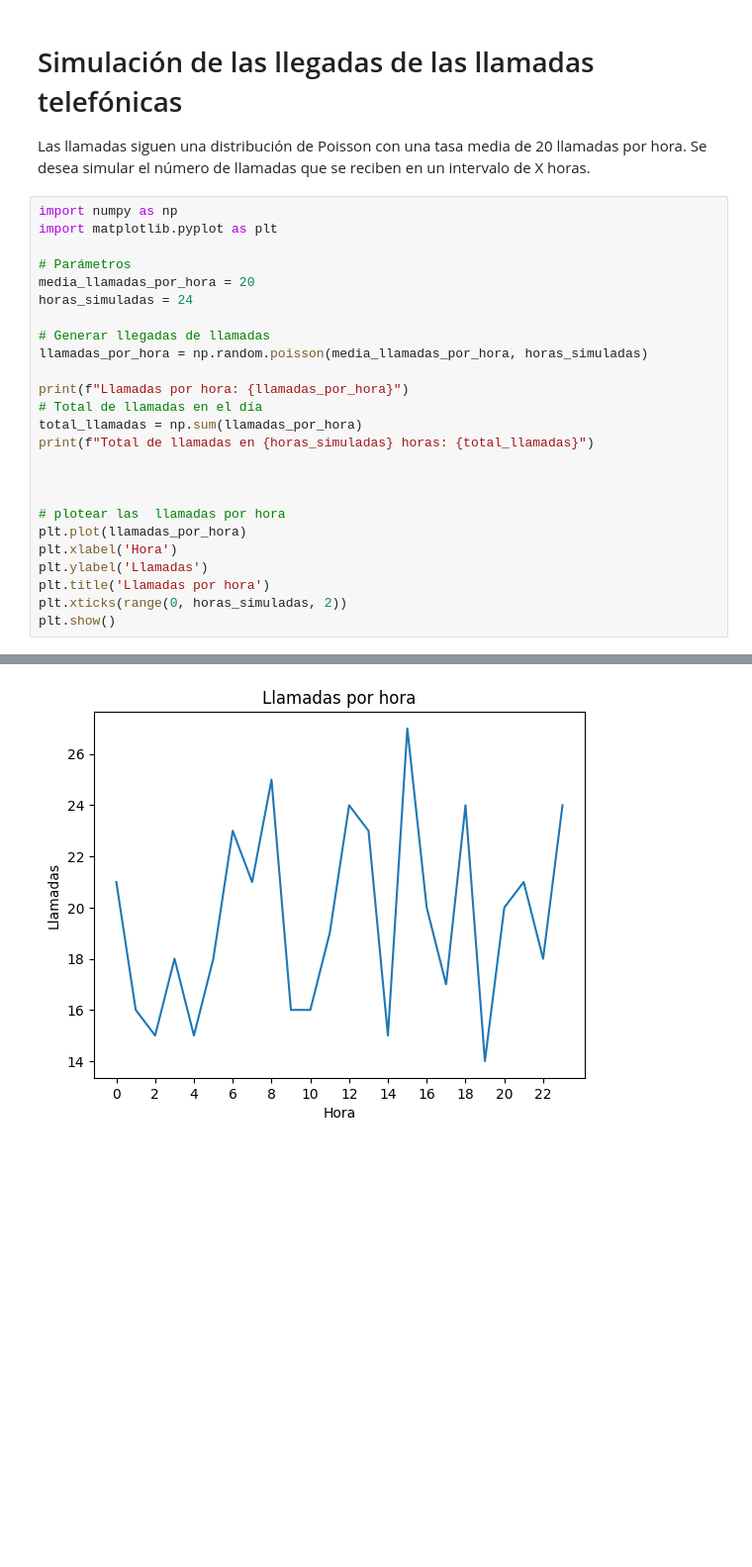
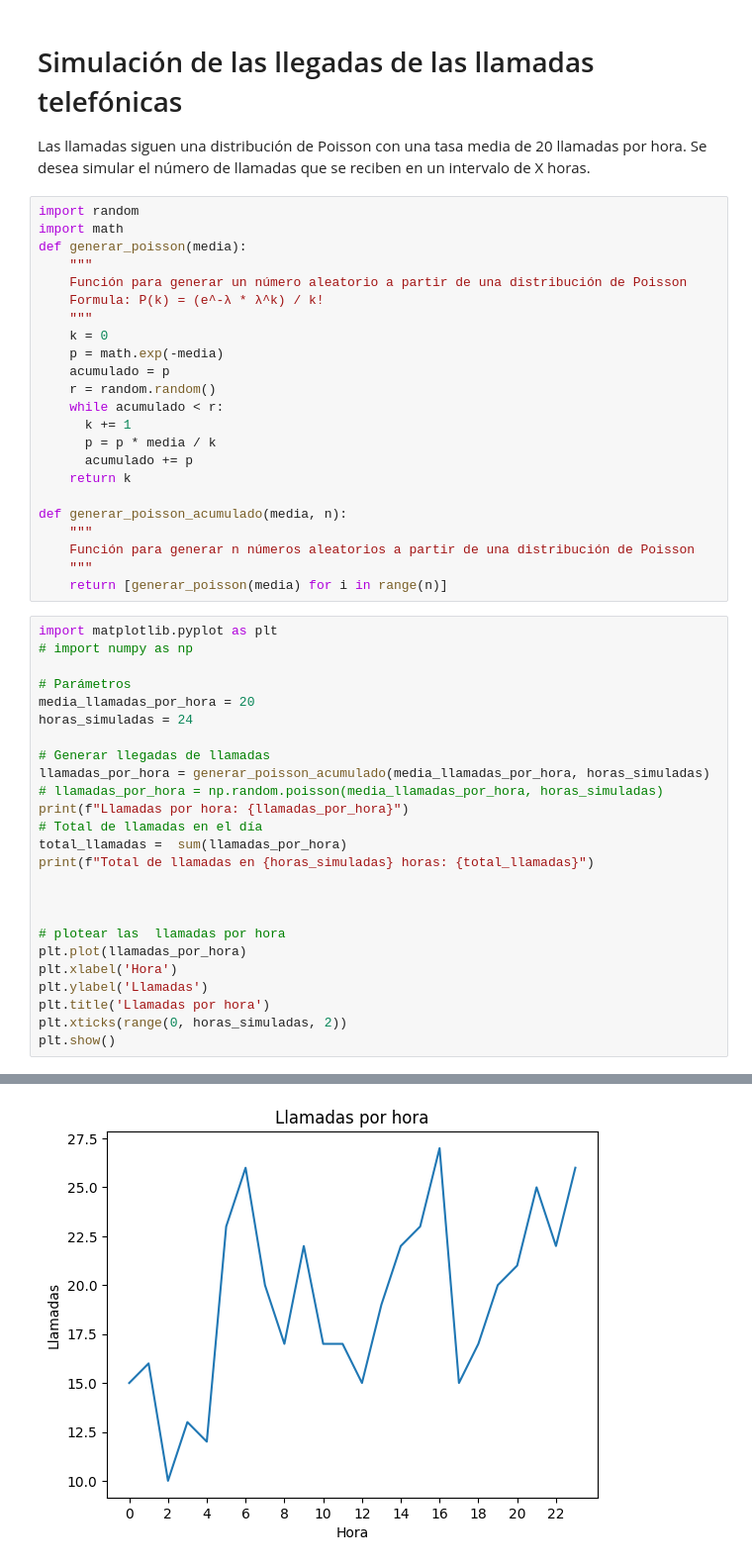
Before and after one commit to josem-nex/queue-simulation, a Jupyter notebook: queue-simulation.ipynb, the cells around one changed output, grey strips where cells are left out. Shown at 99% size. Drawn from its saved outputs; the diff is of its cells as text; blank space fills up the shorter version.

Commit message:
fix: poisson sin numpy

```diff
--- a/queue-simulation.ipynb
+++ b/queue-simulation.ipynb
@@ -1,20 +1,43 @@
 # %% [markdown]
 # Simulación de las llegadas de las llamadas telefónicas
 Las llamadas siguen una distribución de Poisson con una tasa media de 20 llamadas por hora. Se desea simular el número de llamadas que se reciben en un intervalo de X horas.
+# %%
+import random
+import math
+def generar_poisson(media):
+    """
+    Función para generar un número aleatorio a partir de una distribución de Poisson
+    Formula: P(k) = (e^-λ * λ^k) / k!
+    """
+    k = 0
+    p = math.exp(-media)
+    acumulado = p
+    r = random.random()
+    while acumulado < r:
+      k += 1
+      p = p * media / k
+      acumulado += p
+    return k
+
+def generar_poisson_acumulado(media, n):
+    """
+    Función para generar n números aleatorios a partir de una distribución de Poisson
+    """
+    return [generar_poisson(media) for i in range(n)]
 # %%
-import numpy as np
 import matplotlib.pyplot as plt
+# import numpy as np
 
 # Parámetros
 media_llamadas_por_hora = 20
 horas_simuladas = 24
 
 # Generar llegadas de llamadas
-llamadas_por_hora = np.random.poisson(media_llamadas_por_hora, horas_simuladas)
-
+llamadas_por_hora = generar_poisson_acumulado(media_llamadas_por_hora, horas_simuladas)
+# llamadas_por_hora = np.random.poisson(media_llamadas_por_hora, horas_simuladas)
 print(f"Llamadas por hora: {llamadas_por_hora}")
 # Total de llamadas en el día
-total_llamadas = np.sum(llamadas_por_hora)
+total_llamadas =  sum(llamadas_por_hora)
 print(f"Total de llamadas en {horas_simuladas} horas: {total_llamadas}")
 
 
@@ -32 +55 @@ Total de llamadas en 24 horas: 470
-[figure, old version]
+[figure, new version]
```
Also changed, not shown: parts of 1 cell of this notebook.
